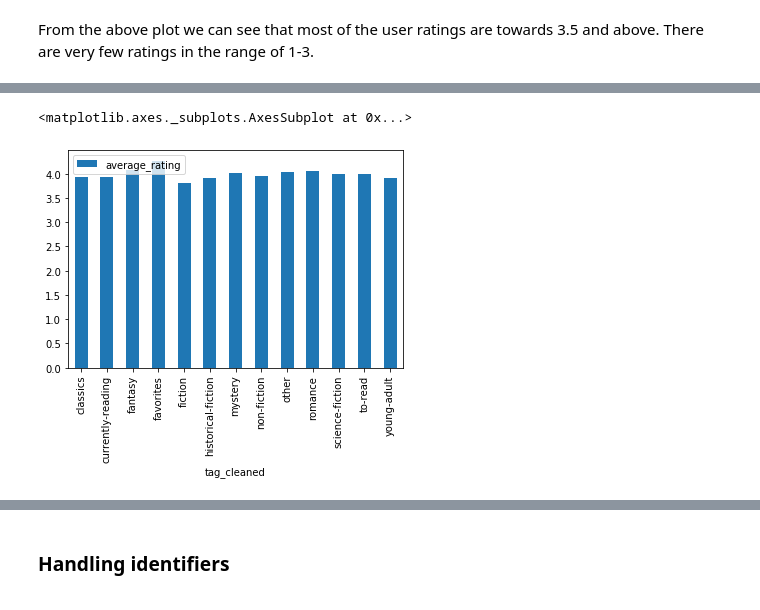
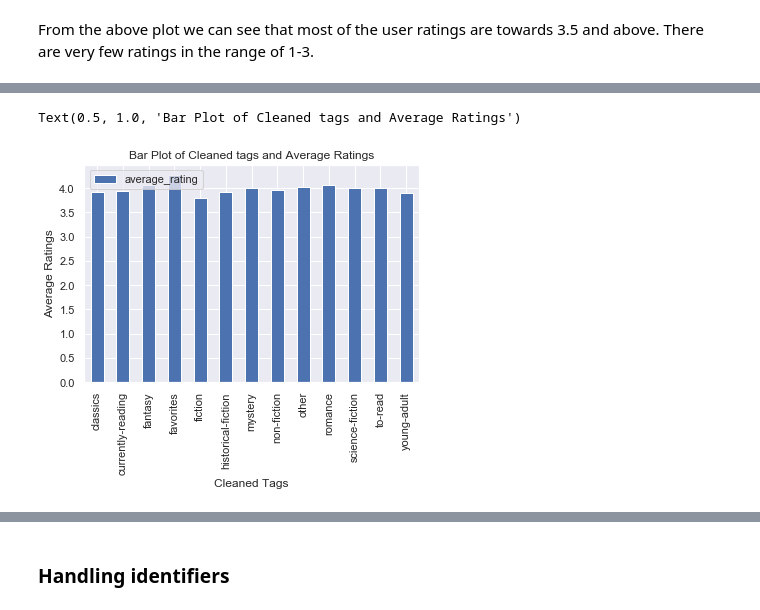
Before and after one commit to Eserichard/Book-Recommender, a Jupyter notebook: ML_RecSys_booksdata.ipynb, the cells around one changed output, grey strips where cells are left out. Saved outputs shown, nothing was run; the diff lists cells and outputs as text; code cells hidden in the pictures.

```diff
--- a/ML_RecSys_booksdata.ipynb
+++ b/ML_RecSys_booksdata.ipynb
@@ -19,30 +32,35 @@ import numpy as np
+# %%
+sns.set(color_codes=True)
 # %%
 pd.set_option('display.max_rows',None)
 import warnings
 warnings.filterwarnings('ignore')
 # %%
+# set base path to datasets folder
+dir_path = 'Data/'
+
 # Load raw books dataset
-df_raw_books = pd.read_csv('books.csv',header =0)
+df_raw_books = pd.read_csv(dir_path + 'books.csv',header =0)
 # Make a copy of df_raw_books
 df_books = df_raw_books.copy(deep=True)
 
 # Load raw books dataset
-df_raw_ratings = pd.read_csv('ratings.csv',header = 0)
+df_raw_ratings = pd.read_csv(dir_path + 'ratings.csv',header = 0)
 # Make a copy of df_raw_ratings
 df_ratings = df_raw_ratings.copy(deep=True)
 
 # Load raw books dataset
-df_raw_booktags = pd.read_csv('book_tags.csv',header =0)
+df_raw_booktags = pd.read_csv(dir_path + 'book_tags.csv',header =0)
 # Make a copy of df_raw_booktags
 df_booktags = df_raw_booktags.copy(deep=True)
 
 # Load raw books dataset
-raw_to_read_data = pd.read_csv('to_read.csv',header=0)
+raw_to_read_data = pd.read_csv(dir_path + 'to_read.csv',header=0)
 # Make a copy of raw_to_read_data
 to_read_data = raw_to_read_data.copy(deep=True)
 
 # Load raw books dataset
-raw_tags = pd.read_csv('tags.csv',header=0)
+raw_tags = pd.read_csv(dir_path + 'tags.csv',header=0)
 # Make a copy of raw_tags
 tags = raw_tags.copy(deep=True)
 # %%
@@ -391,5 +383,8 @@ sn.regplot(df_train_subset['author_count'],df_train_subset['average_rating'])
 # %%
 df_train.groupby('tag_cleaned').mean()[['average_rating']].plot(kind='bar')
+plt.xlabel('Cleaned Tags')
+plt.ylabel('Average Ratings')
+plt.title('Bar Plot of Cleaned tags and Average Ratings')
 # %% [output]
-<matplotlib.axes._subplots.AxesSubplot at 0x...>
+Text(0.5, 1.0, 'Bar Plot of Cleaned tags and Average Ratings')
-[figure, old version]
+[figure, new version]
```
Also changed, not shown: parts of 101 cells of this notebook, 2 other files.
